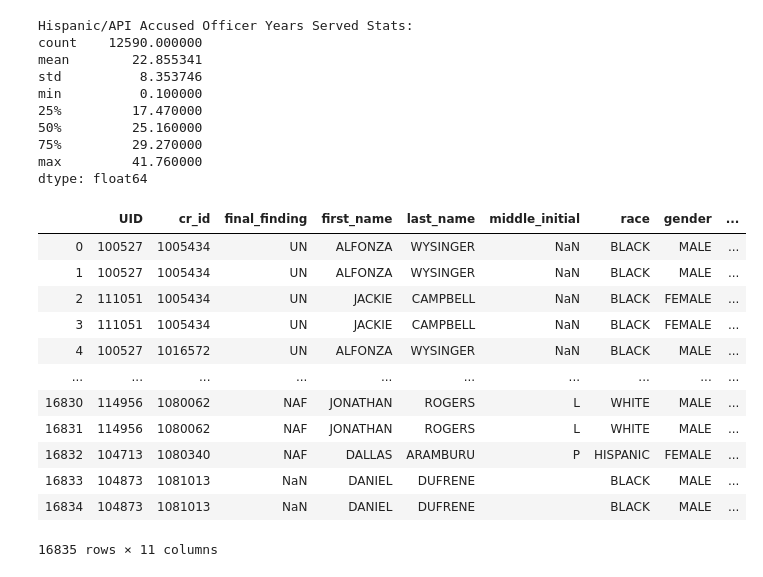
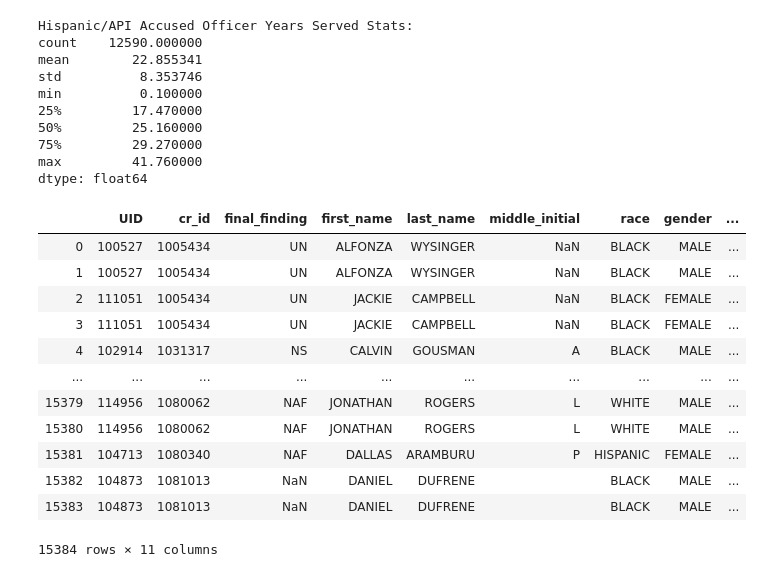
Before and after one commit to kooshaj/Fair-Policing-Analysis-Chicago-PD, a Jupyter notebook: code/koosha_years_served_complaints.ipynb, the cells around one changed output. Cells and saved outputs as stored; diff of their text form; code cells hidden in the pictures.

```diff
--- a/code/koosha_years_served_complaints.ipynb
+++ b/code/koosha_years_served_complaints.ipynb
@@ -444,21 +444,22 @@ dtype: float64
 # %%
 victims = pd.read_csv("../all_data/data/unified_data/complaints/complaints-victims.csv.gz", compression = 'gzip')
 victims = victims.loc[:, ["cr_id", "gender", "race"]]
 victims = victims.rename(columns = {"gender": "victim_gender", "race": "victim_race"})
+victims = victims.loc[victims.victim_race.notnull() & victims.victim_gender.notnull()]
 complaints_profiles_merged = cleaned_merge_complaints.merge(victims, on = "cr_id")
 complaints_profiles_merged.to_csv("complaints_and_years_served_merged.csv")
 complaints_profiles_merged
 # %% [output]
 |  | UID | cr_id | final_finding | first_name | last_name | middle_initial | race | gender | ... |
 | 0 | 100527 | 1005434 | UN | ALFONZA | WYSINGER | NaN | BLACK | MALE | ... |
 | 1 | 100527 | 1005434 | UN | ALFONZA | WYSINGER | NaN | BLACK | MALE | ... |
 | 2 | 111051 | 1005434 | UN | JACKIE | CAMPBELL | NaN | BLACK | FEMALE | ... |
 | 3 | 111051 | 1005434 | UN | JACKIE | CAMPBELL | NaN | BLACK | FEMALE | ... |
-| 4 | 100527 | 1016572 | UN | ALFONZA | WYSINGER | NaN | BLACK | MALE | ... |
+| 4 | 102914 | 1031317 | NS | CALVIN | GOUSMAN | A | BLACK | MALE | ... |
 | ... | ... | ... | ... | ... | ... | ... | ... | ... | ... |
-| 16830 | 114956 | 1080062 | NAF | JONATHAN | ROGERS | L | WHITE | MALE | ... |
-| 16831 | 114956 | 1080062 | NAF | JONATHAN | ROGERS | L | WHITE | MALE | ... |
-| 16832 | 104713 | 1080340 | NAF | DALLAS | ARAMBURU | P | HISPANIC | FEMALE | ... |
-| 16833 | 104873 | 1081013 | NaN | DANIEL | DUFRENE |  | BLACK | MALE | ... |
-| 16834 | 104873 | 1081013 | NaN | DANIEL | DUFRENE |  | BLACK | MALE | ... |
+| 15379 | 114956 | 1080062 | NAF | JONATHAN | ROGERS | L | WHITE | MALE | ... |
+| 15380 | 114956 | 1080062 | NAF | JONATHAN | ROGERS | L | WHITE | MALE | ... |
+| 15381 | 104713 | 1080340 | NAF | DALLAS | ARAMBURU | P | HISPANIC | FEMALE | ... |
+| 15382 | 104873 | 1081013 | NaN | DANIEL | DUFRENE |  | BLACK | MALE | ... |
+| 15383 | 104873 | 1081013 | NaN | DANIEL | DUFRENE |  | BLACK | MALE | ... |
-16835 rows × 11 columns
+15384 rows × 11 columns
```
Also changed, not shown: parts of 4 cells of this notebook, 1 other file.
